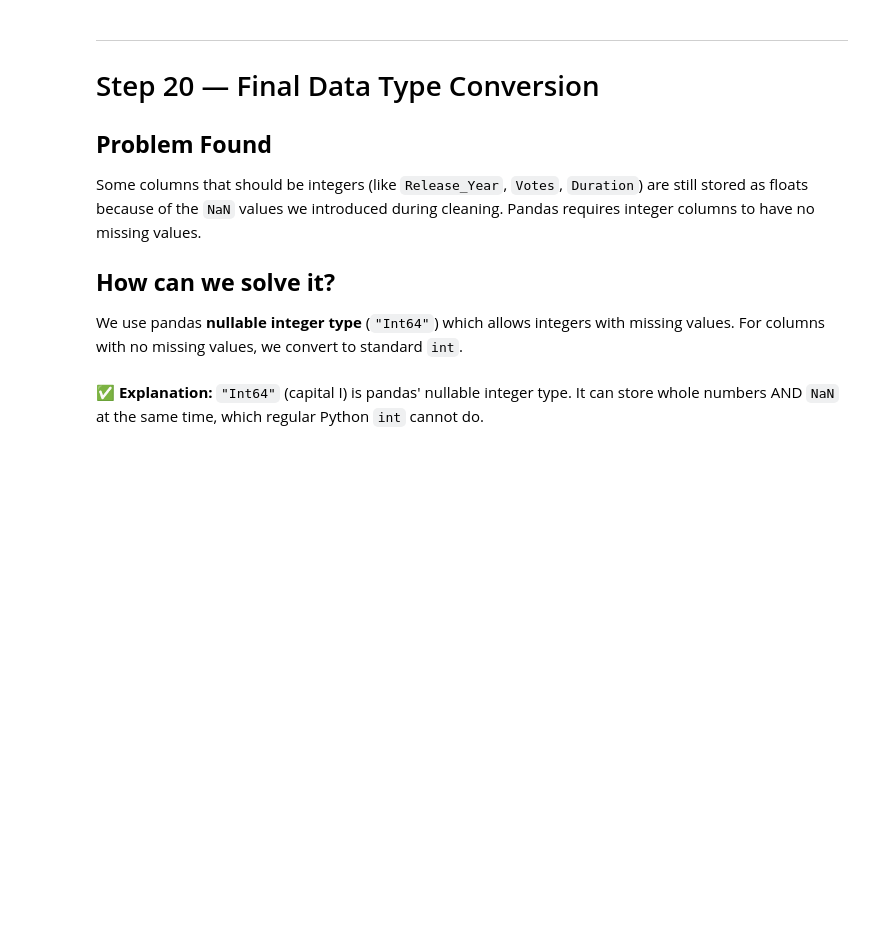
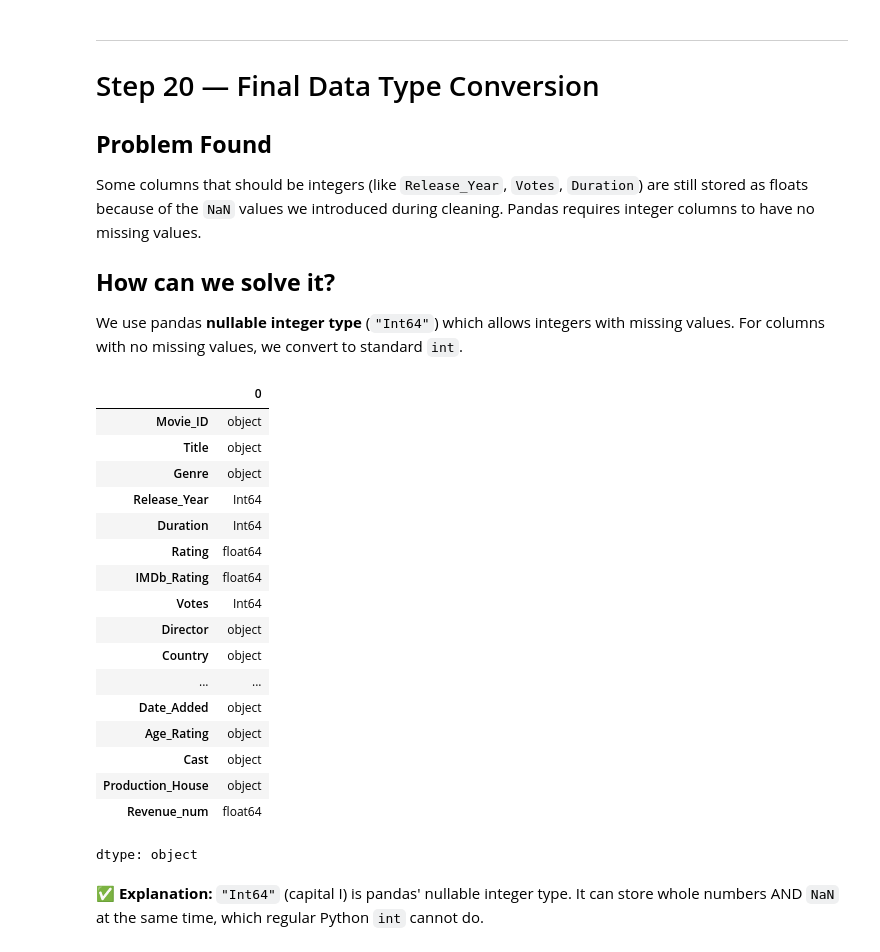
Before and after one commit to suyogy1-bot/Numpy, a Jupyter notebook: Class_notes/netflix_cleaning.ipynb, the cells around one changed output. Drawn from its saved outputs; the diff is of its cells as text; code cells hidden in the pictures; blank space fills up the shorter version.

```diff
--- a/Class_notes/netflix_cleaning.ipynb
+++ b/Class_notes/netflix_cleaning.ipynb
@@ -1329,0 +1644,4 @@ We check for rows where both `Title` AND `Release_Year` are the same. For any su
+# %%
+# 2) Drop near-duplicates: keep only the first row for each (Title, Release_Year) pair
+
+df = df.drop_duplicates(subset=["Title", "Release_Year"], keep="first")
@@ -1349,3 +1671,20 @@ After all the cleaning above, some columns still have missing values. We need a
 | `Revenue` | Leave as NaN | Same |
 | `Release_Year` | Leave as NaN | Wrong year is worse than no year |
 | `Director`, `Cast`, `Production_House` | Leave as NaN | Cannot guess names |
+# %%
+# Step 19 — Filling Remaining Missing Values
+
+# If df might be a slice, make a real copy once:
+df = df.copy()
+
+# 1) Compute medians
+
+duration_median    = np.median(df["Duration"].dropna())
+rating_median      = np.median(df["Rating"].dropna())
+imdb_rating_median = np.median(df["IMDb_Rating"].dropna())
+votes_median       = np.median(df["Votes"].dropna())
+
+print("Duration median:", duration_median)
+print("Rating median:", rating_median)
+print("IMDb_Rating median:", imdb_rating_median)
+print("Votes median:", votes_median)
@@ -1351,0 +1696,12 @@ After all the cleaning above, some columns still have missing values. We need a
+# %%
+# 2) Fill missing values with those medians
+
+duration_median_int = int(round(duration_median))
+votes_median_int    = int(round(votes_median))
+
+# Fill missing values using .loc
+
+df.loc[:, "Duration"]    = df["Duration"].fillna(duration_median_int).astype("Int64")
+df.loc[:, "Rating"]      = df["Rating"].fillna(rating_median)
+df.loc[:, "IMDb_Rating"] = df["IMDb_Rating"].fillna(imdb_rating_median)
+df.loc[:, "Votes"]       = df["Votes"].fillna(votes_median_int).astype("Int64")
@@ -1362,6 +1727,29 @@ Some columns that should be integers (like `Release_Year`, `Votes`, `Duration`)
 ## **How can we solve it?**
 
 We use pandas **nullable integer type** (`"Int64"`) which allows integers with missing values. For columns with no missing values, we convert to standard `int`.
+# %%
+# Step 20 — Final Data Type Conversion (verification)
+
+df.dtypes
+# %% [output]
+|  | 0 |
+| Movie_ID | object |
+| Title | object |
+| Genre | object |
+| Release_Year | Int64 |
+| Duration | Int64 |
+| Rating | float64 |
+| IMDb_Rating | float64 |
+| Votes | Int64 |
+| Director | object |
+| Country | object |
+| ... | ... |
+| Date_Added | object |
+| Age_Rating | object |
+| Cast | object |
+| Production_House | object |
+| Revenue_num | float64 |
+dtype: object
 # %% [markdown]
 ✅ **Explanation:** `"Int64"` (capital I) is pandas' nullable integer type. It can store whole numbers AND `NaN` at the same time, which regular Python `int` cannot do.
 # %% [markdown]
```
Also changed, not shown: parts of 37 cells of this notebook.
